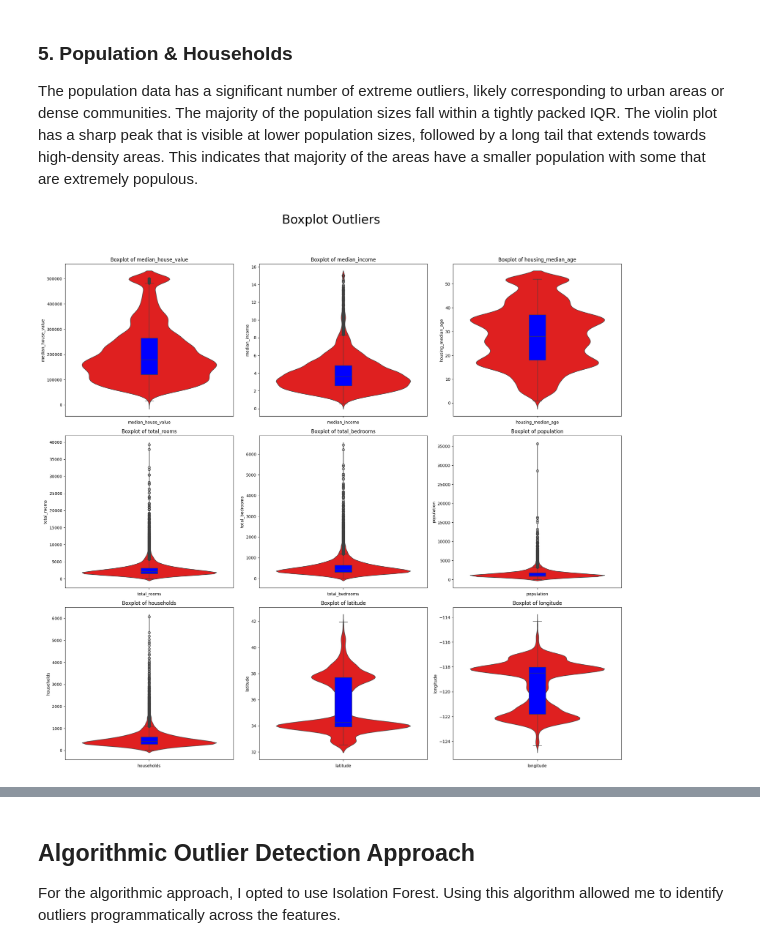
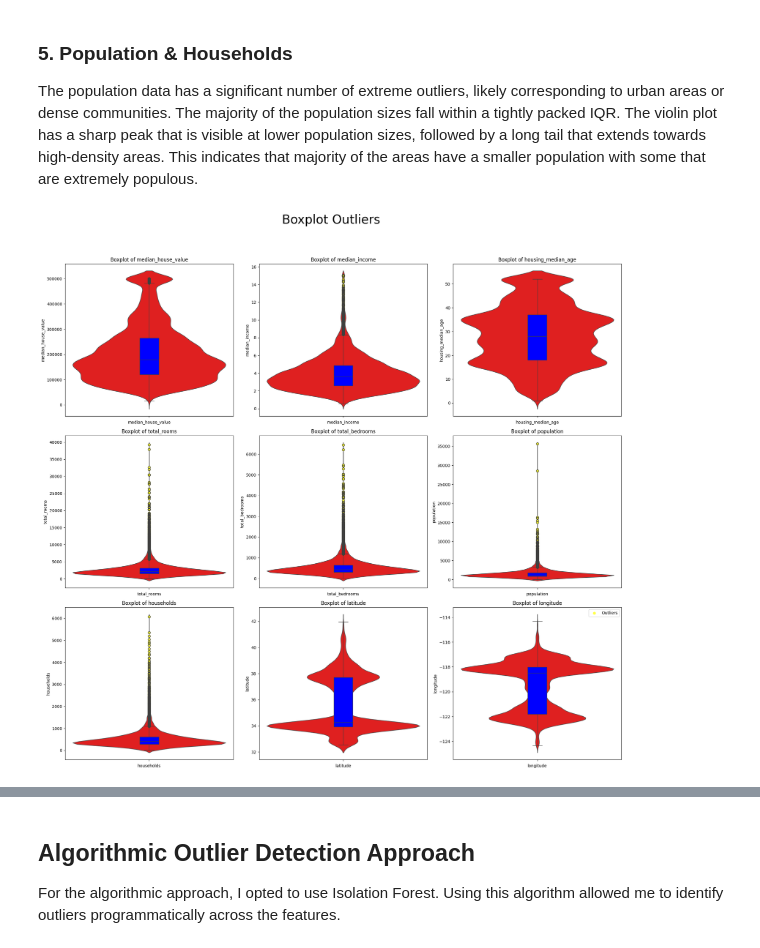
Before and after one commit to mahnoorn23/CSC2031CourseworkCode, a Jupyter notebook: Coursework/CSC3831_Final_Assessment.ipynb, the cells around one changed output, grey strips where cells are left out. Saved outputs shown, nothing was run; the diff lists cells and outputs as text; code cells hidden in the pictures.

```diff
--- a/Coursework/CSC3831_Final_Assessment.ipynb
+++ b/Coursework/CSC3831_Final_Assessment.ipynb
@@ -139,17 +145,38 @@ The boxplot reveals a narrow IQR but a substantial amount of extreme outliers on
 ### 5. Population & Households
 The population data has a significant number of extreme outliers, likely corresponding to urban areas or dense communities. The majority of the population sizes fall within a tightly packed IQR. The violin plot has a sharp peak that is visible at lower population sizes, followed by a long tail that extends towards high-density areas. This indicates that majority of the areas have a smaller population with some that are extremely populous.
 # %%
+# Identify outliers for each feature
+outliers = {}
+for feature in houses_corrupted.columns:
+    q1 = houses_corrupted[feature].quantile(0.25)
+    q3 = houses_corrupted[feature].quantile(0.75)
+    iqr = q3 - q1
+    lower_bound = q1 - 1.5 * iqr
+    upper_bound = q3 + 1.5 * iqr
+    outliers[feature] = houses_corrupted[(houses_corrupted[feature] < lower_bound) |
+                                         (houses_corrupted[feature] > upper_bound)][feature]
+
 plt.figure(figsize=(20, 25))
 plt.suptitle('Boxplot Outliers', fontsize=30)
 
 for i, feature in enumerate(df_orig.columns, 1):
     plt.subplot((len(houses_corrupted.columns) // 3) + 1, 3, i)
     sns.violinplot(y=houses_corrupted[feature], inner=None, color='red')
     sns.boxplot(y=houses_corrupted[feature], width=0.1, boxprops = {"facecolor":'blue'}),
-    flierprops=dict(marker='o', markerfacecolor='red', markersize=3, markeredgecolor='red')
+    #flierprops=dict(marker='o', markerfacecolor='red', markersize=3, markeredgecolor='red')
+    # Highlight outliers
+    plt.scatter(
+        y=outliers[feature],
+        x=[0] * len(outliers[feature]),
+        color='yellow',
+        label='Outliers',
+        alpha=0.7
+    )
     plt.title(f'Boxplot of {feature}')
     plt.xlabel(feature)
+
 plt.tight_layout(rect=[0,0,1,0.95])
+plt.legend()
 plt.show()
 # %% [output]
-[figure, old version]
+[figure, new version]
```
Also changed, not shown: parts of 18 cells of this notebook.
